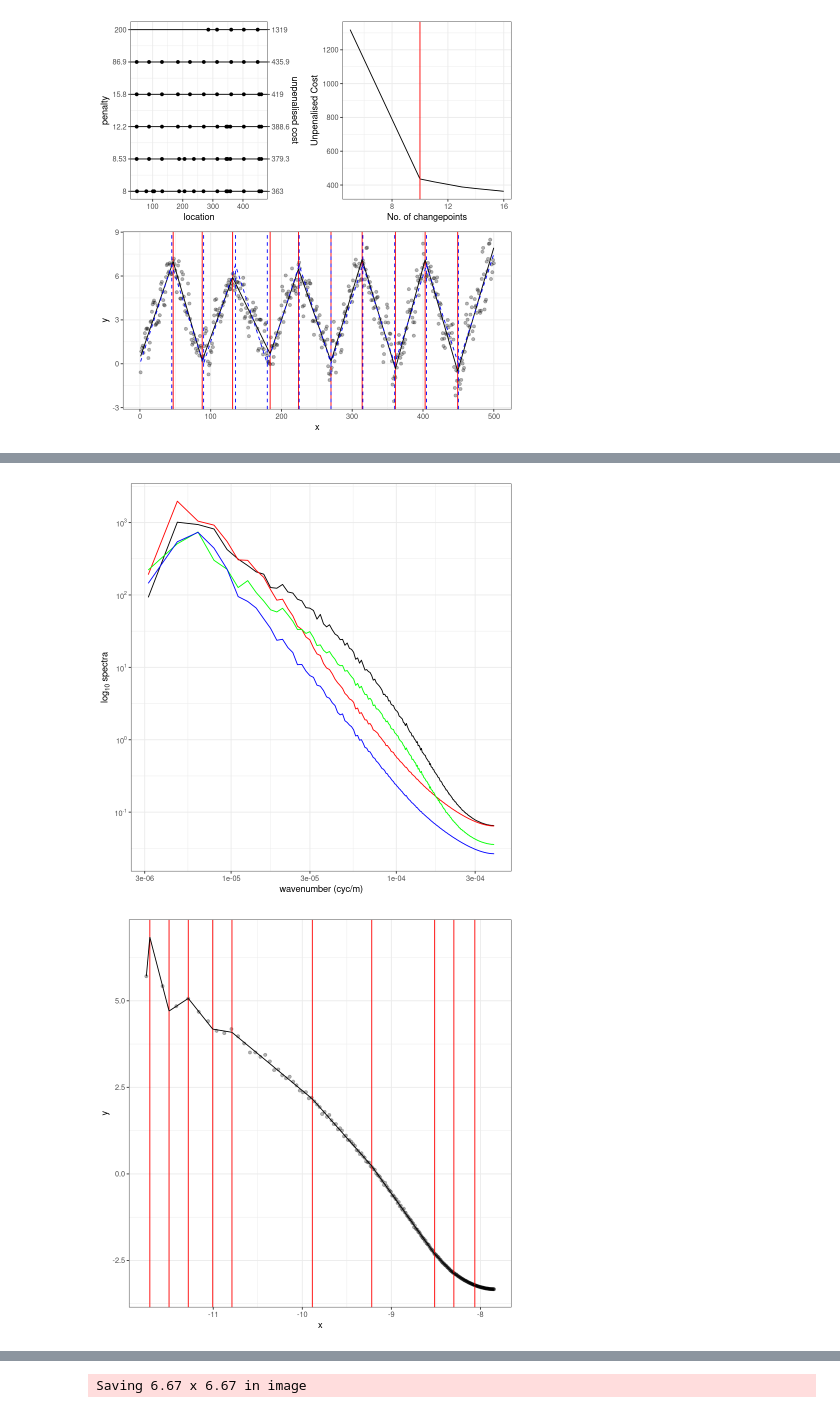
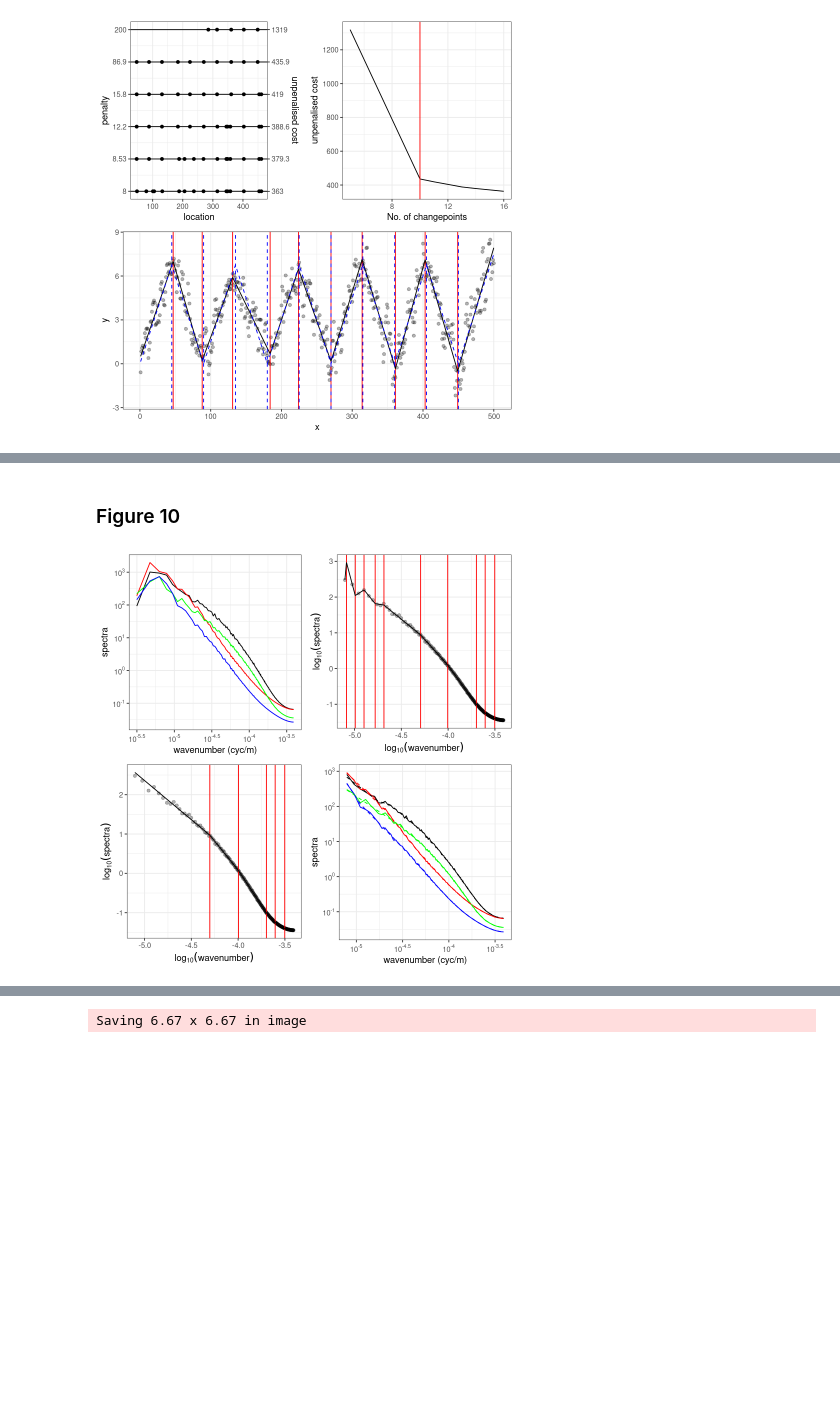
Before and after one commit to grosed/cpop-paper, a Jupyter notebook: notebooks/reproduction-script.ipynb, the cells around one changed output, grey strips where cells are left out. Drawn from its saved outputs; the diff is of its cells as text; code cells hidden in the pictures; blank space fills up the shorter version.

```diff
--- a/notebooks/reproduction-script.ipynb
+++ b/notebooks/reproduction-script.ipynb
@@ -765,44 +530,84 @@ wavenumber_est <- function(x,y){
+# %%
+r2 <- residuals(res)^2
+##estimate variance as exp(a+bx)
+##function for minus twice log-likelihood
+loglik <- function(par){
+  return(length(r2) * par[1] + par[2] * sum(x) + sum( r2/ (exp(par[1]+par[2]*x) )) )
+}
+
+est.hat <- optim( c(0,0) , loglik)
+sig2 <- exp(est.hat$par[1] + est.hat$par[2]*x)
+
+res2 <- cpop(y, x, grid , sd=sqrt(sig2), minseg= 0.09, beta=2 * log(200))
+# %% [markdown]
+### Figure 10
 # %%
 library(scales)
 library(latex2exp)
+
+######FUNCTION TO AUTOMATE THIS ANALYSIS
+wavenumber_est <- function(x,y){
+  grid <- seq(from=min(x),to=max(x),length=200)
+  ##naive estimator of variance
+  sig2 <- mean( diff( diff(y) )^2 )/6 ##simple estimate of variance
+
+  res <- cpop(y, x, grid, sd=sqrt(sig2), minseg = 0.09, beta=2*log(200))
+
+  r2 <- residuals(res)^2
+  est.hat <- optim( c(0,0) , loglik)
+  sig2 <- exp(est.hat$par[1] + est.hat$par[2]*x)
+
+  res2 <- cpop(y, x, grid , sd=sqrt(sig2), minseg = 0.09, beta=2 * log(200))
+
+  return(res2)
+}
+
+y.est <- matrix(NA,nrow=4,ncol=length(x))
+for(j in 1:4){
+  est <- wavenumber_est(x, log(wavenumber_spectra[-(1:3),1+j]))
+  y.est[j, ] <- estimate(est,x)[,2]
+}
+
 p <- ggplot(data = wavenumber_spectra, aes(x = wavenumber))
 p <- p + geom_line(aes(y = power_spectra_Feb2000),color="black")
 p <- p + geom_line(aes(y = power_spectra_Aug2000),color="red")
 p <- p + geom_line(aes(y = power_spectra_Feb2100),color="green")
 p <- p + geom_line(aes(y = power_spectra_Aug2100),color="blue")
-p <- p + scale_x_continuous(trans = 'log10')
+# p <- p + scale_x_continuous(trans = 'log10')
+p <- p + scale_x_continuous(trans = 'log10',breaks = trans_breaks("log10", function(x) 10^x),
+    labels = trans_format("log10", math_format(10^.x)))
 p <- p + scale_y_continuous(trans = 'log10',breaks = trans_breaks("log10", function(x) 10^x),
     labels = trans_format("log10", math_format(10^.x)))
 # p <- p + xlab("wavenumber (cyc/m)") + ylab("log_10 spectra")
-p <- p + xlab("wavenumber (cyc/m)") +    ylab(TeX("$\\log_{10}$ spectra"))
+# p <- p + xlab("wavenumber (cyc/m)") +    ylab(TeX("$\\log_{10}$ spectra"))
+p <- p + xlab("wavenumber (cyc/m)") +    ylab("spectra")
 p.1 <- p + theme_bw()
-print(p.1)
 
 p.2 <- plot(res)
-print(p.2)
+p.2 <- p.2 + xlab(TeX("$\\log_{10}(wavenumber)$")) +    ylab(TeX("$\\log_{10}(spectra)$"))
 
 p.3 <- plot(res2)
-p.3 <- p.3 + scale_y_continuous(labels=function(.) sprintf("%.1f", .))
-print(p.3)
+p.3 <- p.3 + xlab(TeX("$\\log_{10}(wavenumber)$")) +    ylab(TeX("$\\log_{10}(spectra)$"))
+#p.3 <- p.3 + scale_y_continuous(labels=function(.) sprintf("%.1f", .))
 
 df <- wavenumber_spectra[-(1:3),]
-
 p <- ggplot(data = df, aes(x = wavenumber))
 p <- p + geom_line(aes(y = power_spectra_Feb2000),color="black")
 p <- p + geom_line(aes(y = power_spectra_Aug2000),color="red")
 p <- p + geom_line(aes(y = power_spectra_Feb2100),color="green")
 p <- p + geom_line(aes(y = power_spectra_Aug2100),color="blue")
 p <- p + geom_line(aes(y = exp(y.est[1,])),color="black",linetype="dashed")
 p <- p + geom_line(aes(y = exp(y.est[2,])),color="red",linetype="dashed")
 p <- p + geom_line(aes(y = exp(y.est[3,])),color="green",linetype="dashed")
 p <- p + geom_line(aes(y = exp(y.est[4,])),color="blue",linetype="dashed")
-p <- p + scale_x_continuous(trans = 'log10')
+#p <- p + scale_x_continuous(trans = 'log10')
+p <- p + scale_x_continuous(trans = 'log10',breaks = trans_breaks("log10", function(x) 10^x),
+    labels = trans_format("log10", math_format(10^.x)))
 p <- p + scale_y_continuous(trans = 'log10',breaks = trans_breaks("log10", function(x) 10^x),
     labels = trans_format("log10", math_format(10^.x)))
-# p <- p + xlab("wavenumber (cyc/m)") + ylab("log_10 spectra")
-p <- p + xlab("wavenumber (cyc/m)") +  ylab(TeX("$\\log_{10}$ spectra"))
+p <- p + xlab("wavenumber (cyc/m)") + ylab("spectra")
 p.4 <- p + theme_bw()
-print(p.4)
+
+g <- grid.arrange(p.1,p.2,p.3,p.4,nrow=2,ncol=2)
 # %% [output]
-[figure, old version]
+[figure, new version]
-[figure, removed]
```
Also changed, not shown: parts of 77 cells of this notebook.
